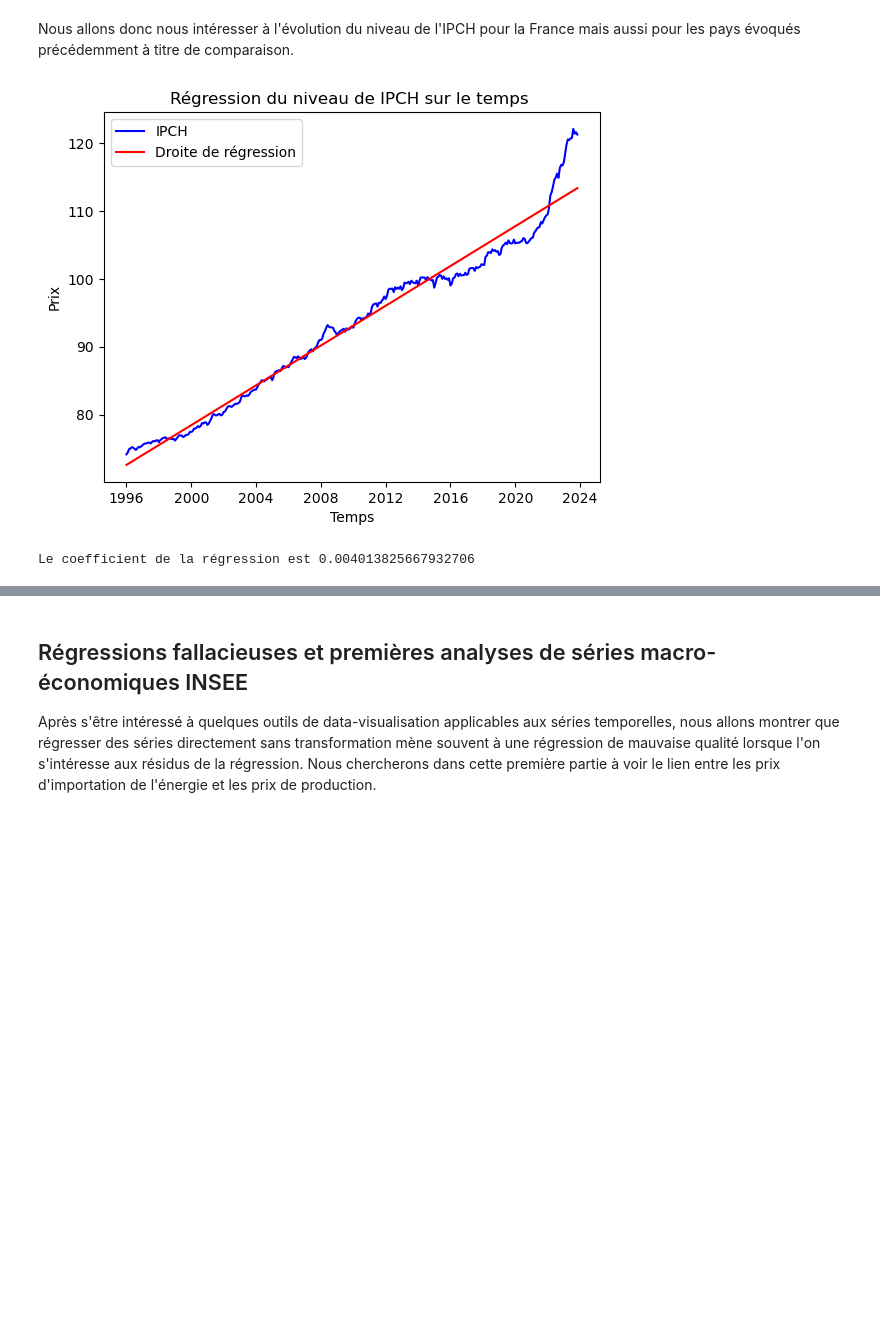
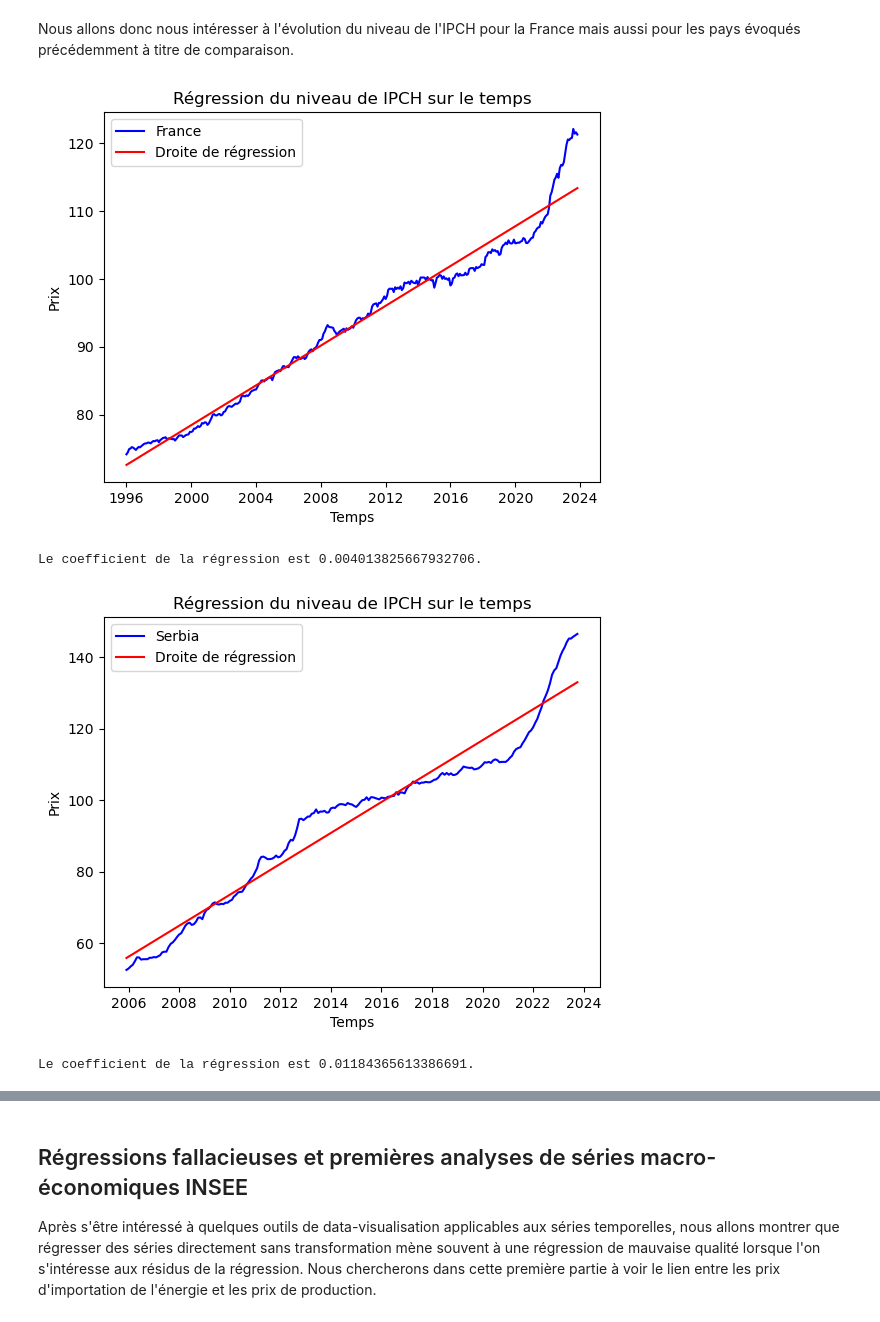
Before and after one commit to NathanVnh/Projet-Python, a Jupyter notebook: execute.ipynb, the cells around one changed output, grey strips where cells are left out. Cells and saved outputs as stored; diff of their text form; code cells hidden in the pictures; blank space fills up the shorter version.

```diff
--- a/execute.ipynb
+++ b/execute.ipynb
@@ -156,7 +156,8 @@ class Eurostats:
         self.sheet = 1
         self.skip_rows = 8
         self.dataframe = pd.DataFrame()
-        self.timeserie = pd.DataFrame()
+        self.timeserie = pd.DataFrame
+        self.paysts = ''
     def imp(self):
         '''
         Méthode qui permet l'import des données excel via la fonction pandas read_excel
@@ -215,6 +216,7 @@ class Eurostats:
             Le pays pour lequel on veut utiliser les données considérées.
 
         '''
+        self.paysts = pays
         self.timeserie = self.dataframe[self.dataframe.iloc[:, 0].str.startswith(pays)]
         self.timeserie = self.timeserie.iloc[:, 1:]
         self.timeserie = self.timeserie.T
@@ -234,14 +236,14 @@ class Eurostats:
         model = sm.OLS(y, X).fit()
         coeff = model.params['scaled_time']
         # Plot the data and regression line
-        plt.plot(self.timeserie.index, y, label=f'{self.excel_name}', linestyle='-', color='blue')
+        plt.plot(self.timeserie.index, y, label=f'{self.paysts}', linestyle='-', color='blue')
         plt.plot(self.timeserie.index, model.predict(X), label='Droite de régression', color='red')
         plt.xlabel('Temps')
         plt.ylabel('Prix')
-        plt.title(f'Régression du niveau de {self.excel_name} sur le temps ')
+        plt.title(f'Régression du niveau de {self.excel_name} sur le temps')
         plt.legend()
         plt.show()
-        print(f'Le coefficient de la régression est {coeff}')
+        print(f'Le coefficient de la régression est {coeff}.')
 # %% [markdown]
 Les données d'Eurostats sont des données issues des différents pays européens. Nous allons dans un premier temps nous intéresser à l'IPCH, l'Indice des prix à la consommation harmonisé. Cet indice permet de comparer l'inflation des différents pays selon des critères établis. C'est un indicateur de stabilité des prix. Nous allons donc importer le jeu de données de l'IPCH d'Eurostats à l'aide des méthodes de classe éponyme. La méthode nettoyage rend le jeu de données utilisable pour de la visualisation a posteriori.
 # %%
@@ -272,5 +274,11 @@ Nous allons donc nous intéresser à l'évolution du niveau de l'IPCH pour la Fr
 data.time_serie('France')
 data.regression()
 # %% [output]
-[figure, old version]
+[figure, new version]
-Le coefficient de la régression est 0.004013825667932706
+Le coefficient de la régression est 0.004013825667932706.
+# %%
+data.time_serie('Serbia')
+data.regression()
+# %% [output]
+[figure, added]
+Le coefficient de la régression est 0.01184365613386691.
```
Also changed, not shown: parts of 11 cells of this notebook.
